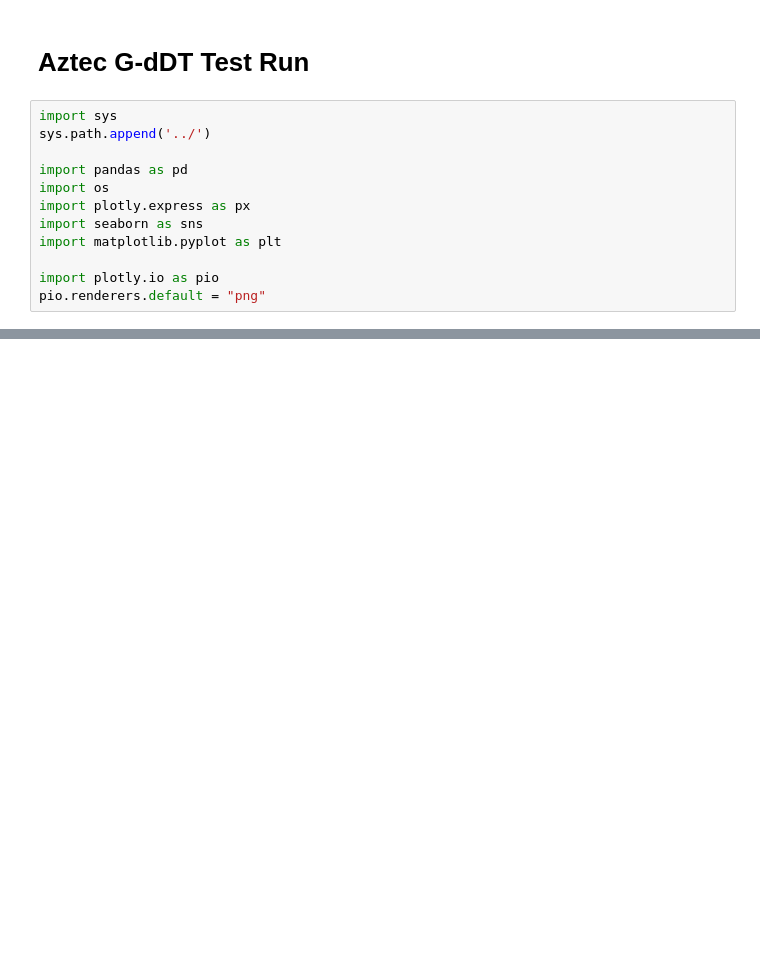
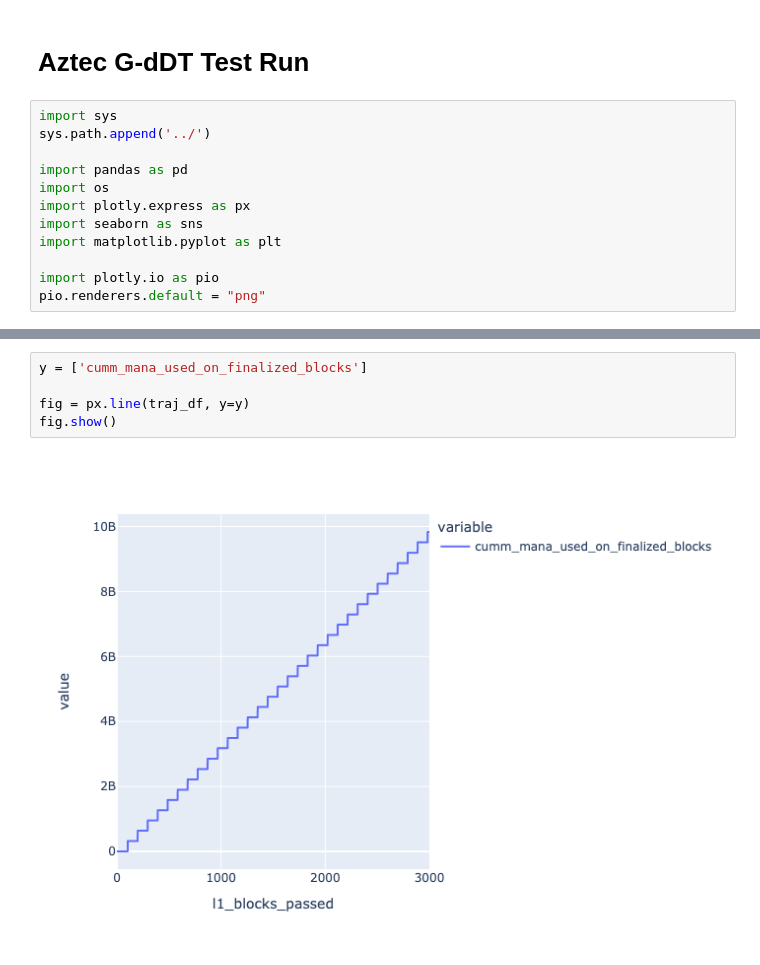
Before and after one commit to BlockScience/aztec-gddt-v2, a Jupyter notebook: notebooks/test_run.ipynb, the cells around one changed output, grey strips where cells are left out. Saved outputs shown, nothing was run; the diff lists cells and outputs as text; blank space fills up the shorter version.

```diff
--- a/notebooks/test_run.ipynb
+++ b/notebooks/test_run.ipynb
@@ -191,0 +126,7 @@ plt.show()
+# %%
+y = ['cumm_mana_used_on_finalized_blocks']
+
+fig = px.line(traj_df, y=y)
+fig.show()
+# %% [output]
+[figure, added]
```
Also changed, not shown: parts of 45 cells of this notebook, 1 other file.
